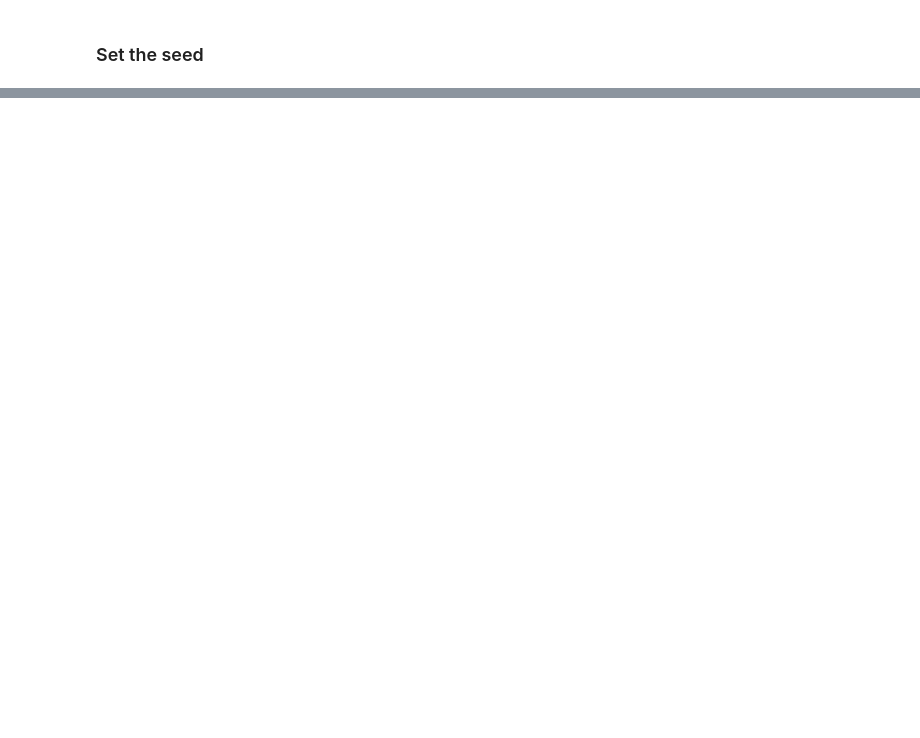
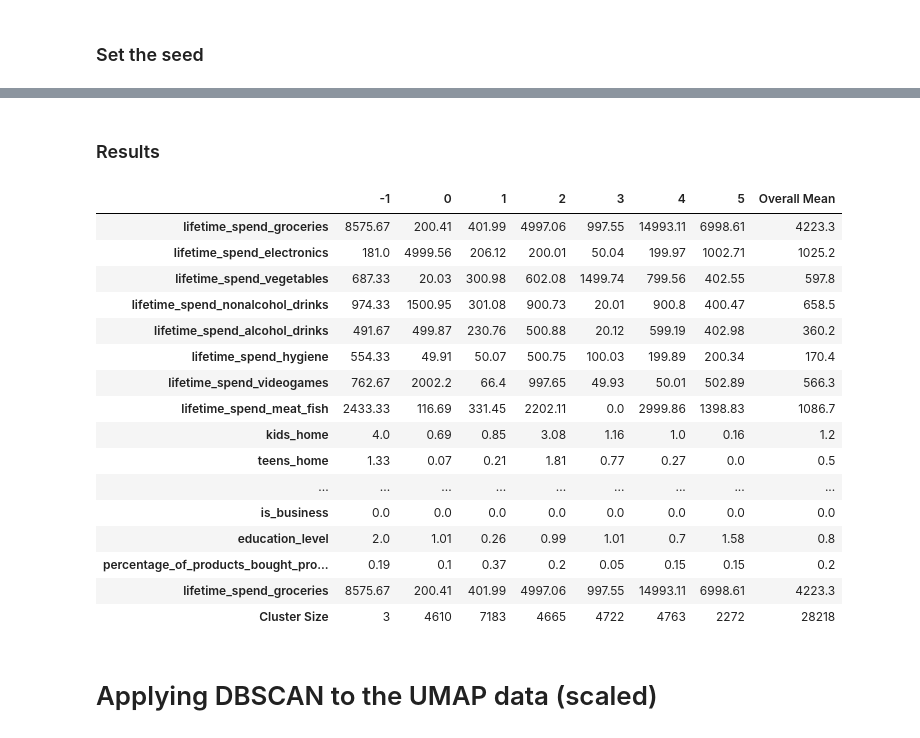
Before and after one commit to el-Migu-el/Project, a Jupyter notebook: UMAP/2 - scaled_umap_clustering.ipynb, the cells around one changed output, grey strips where cells are left out. Drawn from its saved outputs; the diff is of its cells as text; code cells hidden in the pictures; blank space fills up the shorter version.

Commit message:
final_clusters

```diff
--- a/UMAP/2 - scaled_umap_clustering.ipynb
+++ b/UMAP/2 - scaled_umap_clustering.ipynb
@@ -96,3 +80,6 @@ corr_heatmap(Info_v2[spend], 'Spend')
+# %%
+# remove "lifetime_spend_meat", "lifetime_spend_fish", "lifetime_spend" and "lifetime_spend_groceries" from spend
+spend = [col for col in spend if col not in ['lifetime_spend_meat', 'lifetime_spend_fish', 'lifetime_spend', 'spend_per_year']] #, 'lifetime_spend_groceries'
 # %% [markdown]
 ### Set the seed
 # %%
@@ -119,0 +91,8 @@ plt.show()
+# %%
+# Load data
+data = Info_v2[spend]
+# %%
+# Standardize data
+unscaled_data = data
+scaler = StandardScaler()
+data = scaler.fit_transform(data)
@@ -119,0 +112,4 @@ plt.show()
+# %%
+dbscan = DBSCAN(eps=0.8357, min_samples=250)
+dbscan.fit(data)
+labels = dbscan.labels_
@@ -119,0 +121,25 @@ plt.show()
+# %% [markdown]
+
+### Results
+# %%
+group_by_cluster(Info_v2[spend+other+['lifetime_spend_groceries']], labels)
+# %% [output]
+|  | -1 | 0 | 1 | 2 | 3 | 4 | 5 | Overall Mean |
+| lifetime_spend_groceries | 8575.67 | 200.41 | 401.99 | 4997.06 | 997.55 | 14993.11 | 6998.61 | 4223.3 |
+| lifetime_spend_electronics | 181.0 | 4999.56 | 206.12 | 200.01 | 50.04 | 199.97 | 1002.71 | 1025.2 |
+| lifetime_spend_vegetables | 687.33 | 20.03 | 300.98 | 602.08 | 1499.74 | 799.56 | 402.55 | 597.8 |
+| lifetime_spend_nonalcohol_drinks | 974.33 | 1500.95 | 301.08 | 900.73 | 20.01 | 900.8 | 400.47 | 658.5 |
+| lifetime_spend_alcohol_drinks | 491.67 | 499.87 | 230.76 | 500.88 | 20.12 | 599.19 | 402.98 | 360.2 |
+| lifetime_spend_hygiene | 554.33 | 49.91 | 50.07 | 500.75 | 100.03 | 199.89 | 200.34 | 170.4 |
+| lifetime_spend_videogames | 762.67 | 2002.2 | 66.4 | 997.65 | 49.93 | 50.01 | 502.89 | 566.3 |
+| lifetime_spend_meat_fish | 2433.33 | 116.69 | 331.45 | 2202.11 | 0.0 | 2999.86 | 1398.83 | 1086.7 |
+| kids_home | 4.0 | 0.69 | 0.85 | 3.08 | 1.16 | 1.0 | 0.16 | 1.2 |
+| teens_home | 1.33 | 0.07 | 0.21 | 1.81 | 0.77 | 0.27 | 0.0 | 0.5 |
+| ... | ... | ... | ... | ... | ... | ... | ... | ... |
+| is_business | 0.0 | 0.0 | 0.0 | 0.0 | 0.0 | 0.0 | 0.0 | 0.0 |
+| education_level | 2.0 | 1.01 | 0.26 | 0.99 | 1.01 | 0.7 | 1.58 | 0.8 |
+| percentage_of_products_bought_pro... | 0.19 | 0.1 | 0.37 | 0.2 | 0.05 | 0.15 | 0.15 | 0.2 |
+| lifetime_spend_groceries | 8575.67 | 200.41 | 401.99 | 4997.06 | 997.55 | 14993.11 | 6998.61 | 4223.3 |
+| Cluster Size | 3 | 4610 | 7183 | 4665 | 4722 | 4763 | 2272 | 28218 |
+# %% [markdown]
+# Applying DBSCAN to the UMAP data (scaled)
```
Also changed, not shown: parts of 24 cells of this notebook, 34 other files.
